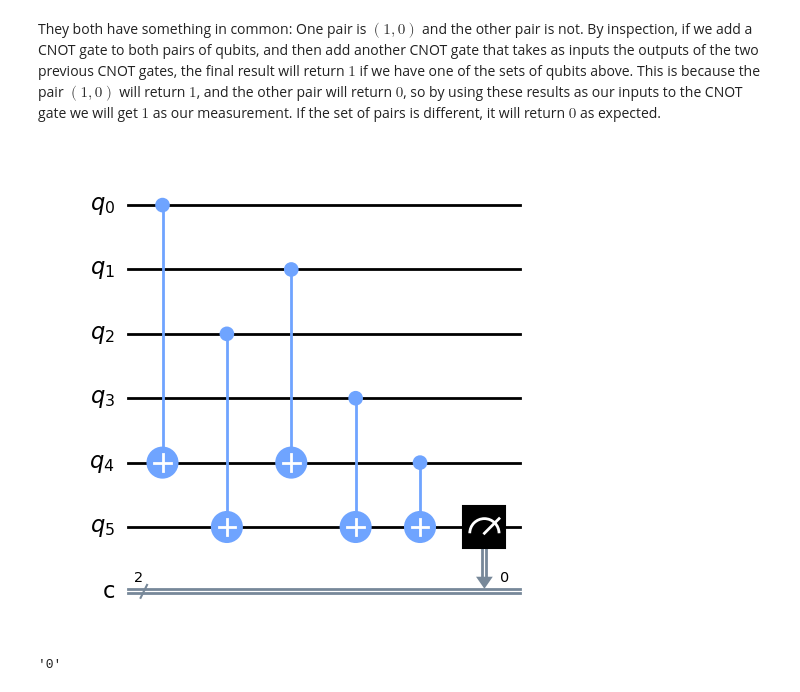
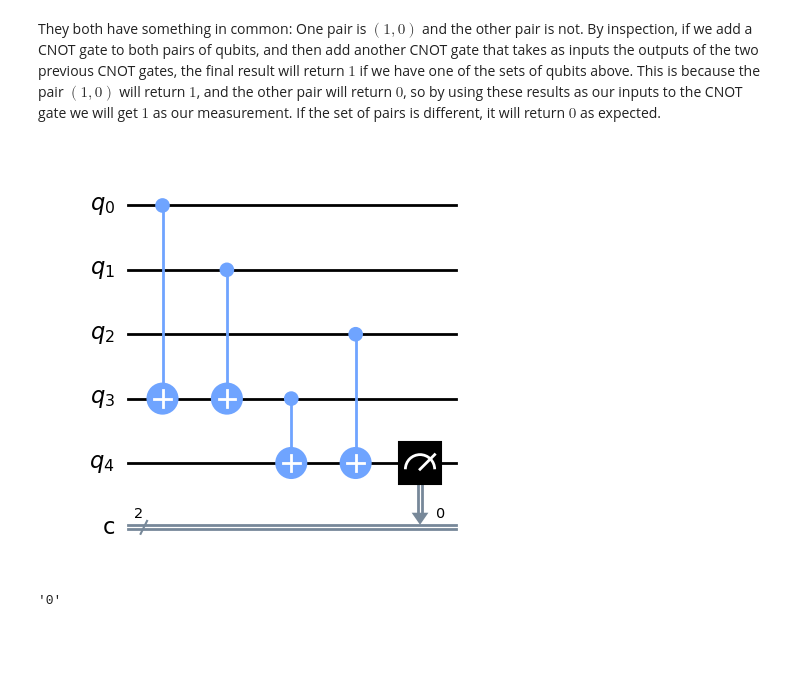
Before and after one commit to DaneshMorales/qubit-adder, a Jupyter notebook: 3_qubit_adder.ipynb, the cells around one changed output. Saved outputs shown, nothing was run; the diff lists cells and outputs as text; code cells hidden in the pictures; blank space fills up the shorter version.

```diff
--- a/3_qubit_adder.ipynb
+++ b/3_qubit_adder.ipynb
@@ -285,21 +285,19 @@ The only combinations possible where there is an odd number of qubits set to $1$
 # %% [markdown]
 They both have something in common: One pair is $(1,0)$ and the other pair is not. By inspection, if we add a CNOT gate to both pairs of qubits, and then add another CNOT gate that takes as inputs the outputs of the two previous CNOT gates, the final result will return $1$ if we have one of the sets of qubits above. This is because the pair $(1,0)$ will return $1$, and the other pair will return $0$, so by using these results as our inputs to the CNOT gate we will get $1$ as our measurement. If the set of pairs is different, it will return $0$ as expected.
 # %%
-qc = QuantumCircuit(6,2)
+qc = QuantumCircuit(5,2)
 
-qc.cx(0,4)
-qc.cx(1,4) ## Applies XOR gate to q0, q1 and stores the result in q4
+qc.cx(0,3)
+qc.cx(1,3) ## Applies XOR gate to q0, q1 and stores the result in q3
 
-qc.cx(2,5)
-qc.cx(3,5) ## Applies XOR gate to q2, q3 (which is equal to 0) and stores the result in q5
+qc.cx(3,4)
+qc.cx(2,4) ## Applies XOR gate to q2, q3 and stores the result in q4
 
-qc.cx(4,5) ## Applies the XOR gate to q4, q5 and stores the result in q5
-
-qc.measure(5,0) ## Measures q5
+qc.measure(4,0) ## Measures q4
 
 qc.draw('mpl')
 # %% [output]
-[figure, old version]
+[figure, new version]
 # %%
 job = sim.run(qc)  # run the experiment
 result = job.result()   # get the results
```
Also changed, not shown: parts of 32 cells of this notebook.
